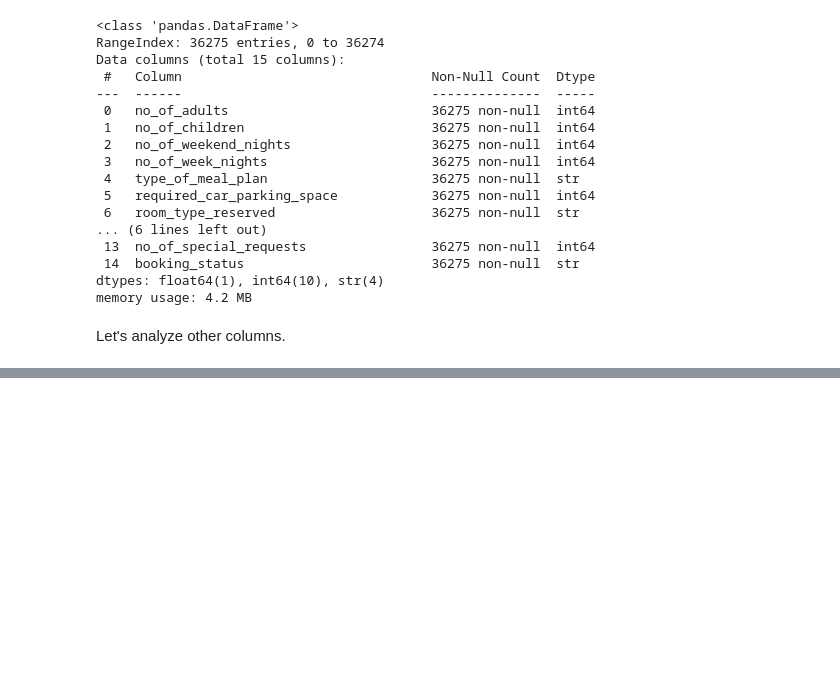
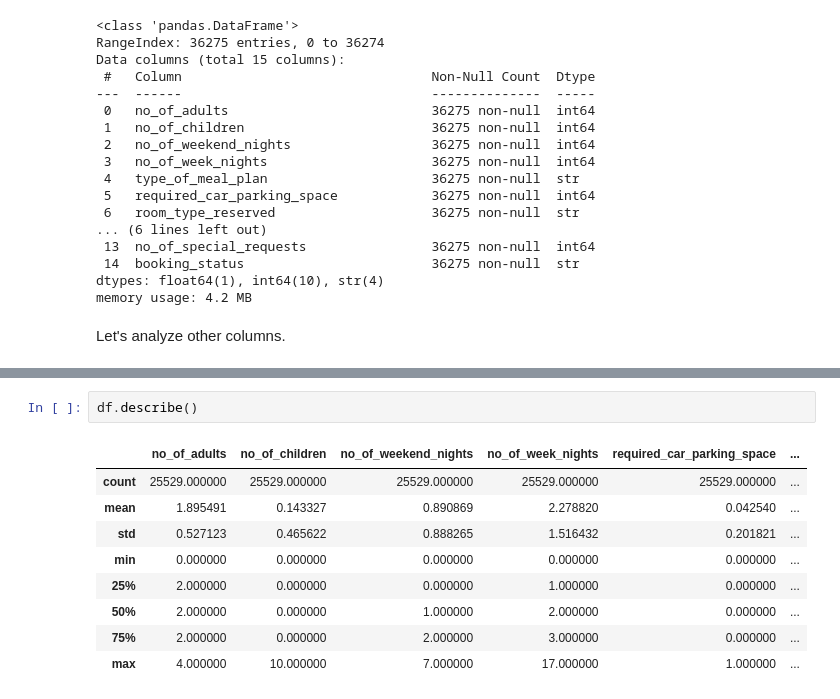
Before and after one commit to ahmad-maqsood/classical-ml-projects, a Jupyter notebook: hotel-reservation-prediction/1_data_analysis.ipynb, the cells around one changed output, grey strips where cells are left out. Saved outputs shown, nothing was run; the diff lists cells and outputs as text; blank space fills up the shorter version.

```diff
--- a/hotel-reservation-prediction/1_data_analysis.ipynb
+++ b/hotel-reservation-prediction/1_data_analysis.ipynb
@@ -68,0 +129,12 @@ Let's analyze other columns.
+# %%
+df.describe()
+# %% [output]
+|  | no_of_adults | no_of_children | no_of_weekend_nights | no_of_week_nights | required_car_parking_space | ... |
+| count | 25529.000000 | 25529.000000 | 25529.000000 | 25529.000000 | 25529.000000 | ... |
+| mean | 1.895491 | 0.143327 | 0.890869 | 2.278820 | 0.042540 | ... |
+| std | 0.527123 | 0.465622 | 0.888265 | 1.516432 | 0.201821 | ... |
+| min | 0.000000 | 0.000000 | 0.000000 | 0.000000 | 0.000000 | ... |
+| 25% | 2.000000 | 0.000000 | 0.000000 | 1.000000 | 0.000000 | ... |
+| 50% | 2.000000 | 0.000000 | 1.000000 | 2.000000 | 0.000000 | ... |
+| 75% | 2.000000 | 0.000000 | 2.000000 | 3.000000 | 0.000000 | ... |
+| max | 4.000000 | 10.000000 | 7.000000 | 17.000000 | 1.000000 | ... |
```
Also changed, not shown: parts of 18 cells of this notebook, 1 other file.
